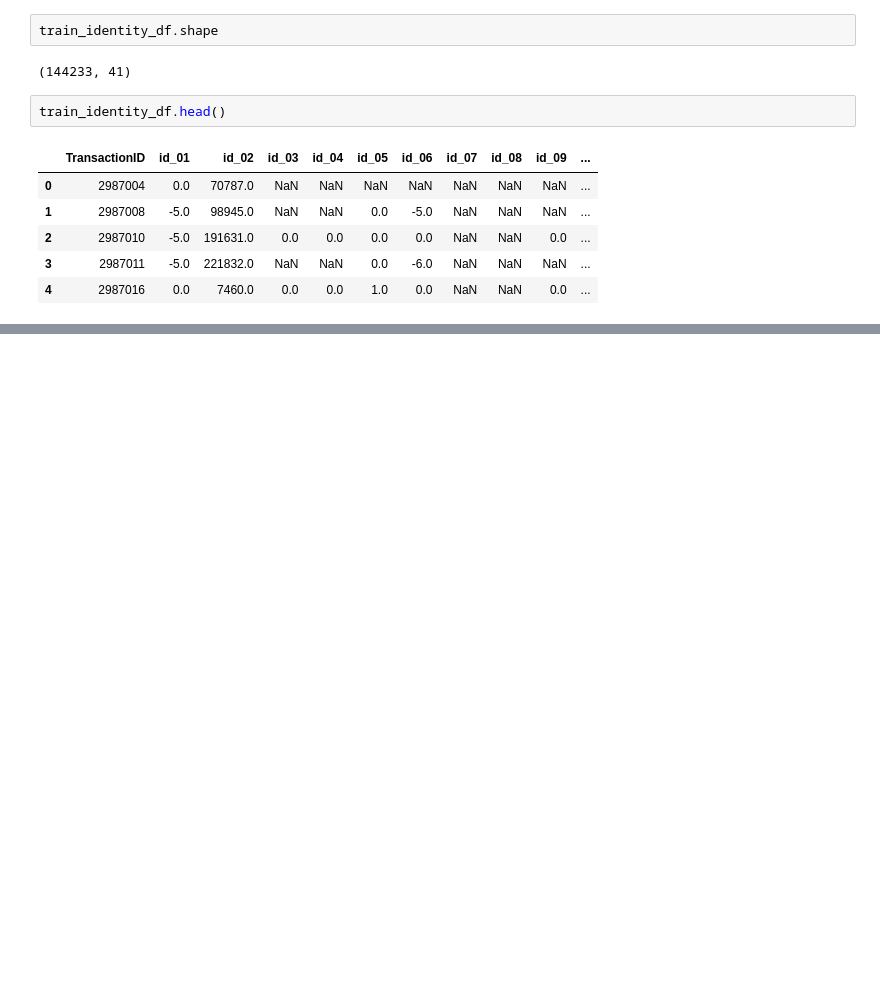
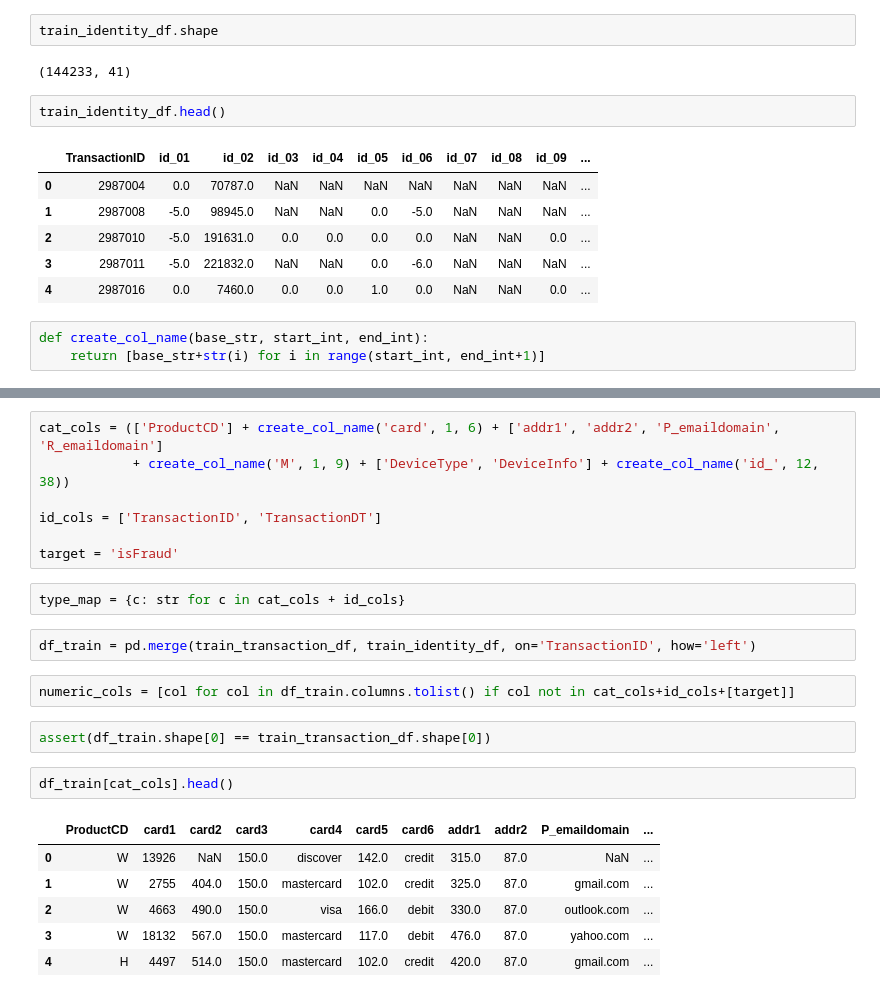
Before and after one commit to mayi140611/mayiapps, a Jupyter notebook: abnormal_detection/IEEE-CIS Fraud Detection.ipynb, the cells around one changed output, grey strips where cells are left out. Drawn from its saved outputs; the diff is of its cells as text; blank space fills up the shorter version.

```diff
--- a/abnormal_detection/IEEE-CIS Fraud Detection.ipynb
+++ b/abnormal_detection/IEEE-CIS Fraud Detection.ipynb
@@ -73,3 +75,6 @@ train_identity_df.head()
 | 2 | 2987010 | -5.0 | 191631.0 | 0.0 | 0.0 | 0.0 | 0.0 | NaN | NaN | 0.0 | ... |
 | 3 | 2987011 | -5.0 | 221832.0 | NaN | NaN | 0.0 | -6.0 | NaN | NaN | NaN | ... |
 | 4 | 2987016 | 0.0 | 7460.0 | 0.0 | 0.0 | 1.0 | 0.0 | NaN | NaN | 0.0 | ... |
+# %%
+def create_col_name(base_str, start_int, end_int):
+    return [base_str+str(i) for i in range(start_int, end_int+1)]
@@ -75,0 +104,24 @@ train_identity_df.head()
+# %%
+cat_cols = (['ProductCD'] + create_col_name('card', 1, 6) + ['addr1', 'addr2', 'P_emaildomain', 'R_emaildomain']
+            + create_col_name('M', 1, 9) + ['DeviceType', 'DeviceInfo'] + create_col_name('id_', 12, 38))
+
+id_cols = ['TransactionID', 'TransactionDT']
+
+target = 'isFraud'
+# %%
+type_map = {c: str for c in cat_cols + id_cols}
+# %%
+df_train = pd.merge(train_transaction_df, train_identity_df, on='TransactionID', how='left')
+# %%
+numeric_cols = [col for col in df_train.columns.tolist() if col not in cat_cols+id_cols+[target]]
+# %%
+assert(df_train.shape[0] == train_transaction_df.shape[0])
+# %%
+df_train[cat_cols].head()
+# %% [output]
+|  | ProductCD | card1 | card2 | card3 | card4 | card5 | card6 | addr1 | addr2 | P_emaildomain | ... |
+| 0 | W | 13926 | NaN | 150.0 | discover | 142.0 | credit | 315.0 | 87.0 | NaN | ... |
+| 1 | W | 2755 | 404.0 | 150.0 | mastercard | 102.0 | credit | 325.0 | 87.0 | gmail.com | ... |
+| 2 | W | 4663 | 490.0 | 150.0 | visa | 166.0 | debit | 330.0 | 87.0 | outlook.com | ... |
+| 3 | W | 18132 | 567.0 | 150.0 | mastercard | 117.0 | debit | 476.0 | 87.0 | yahoo.com | ... |
+| 4 | H | 4497 | 514.0 | 150.0 | mastercard | 102.0 | credit | 420.0 | 87.0 | gmail.com | ... |
```
Also changed, not shown: parts of 24 cells of this notebook.
